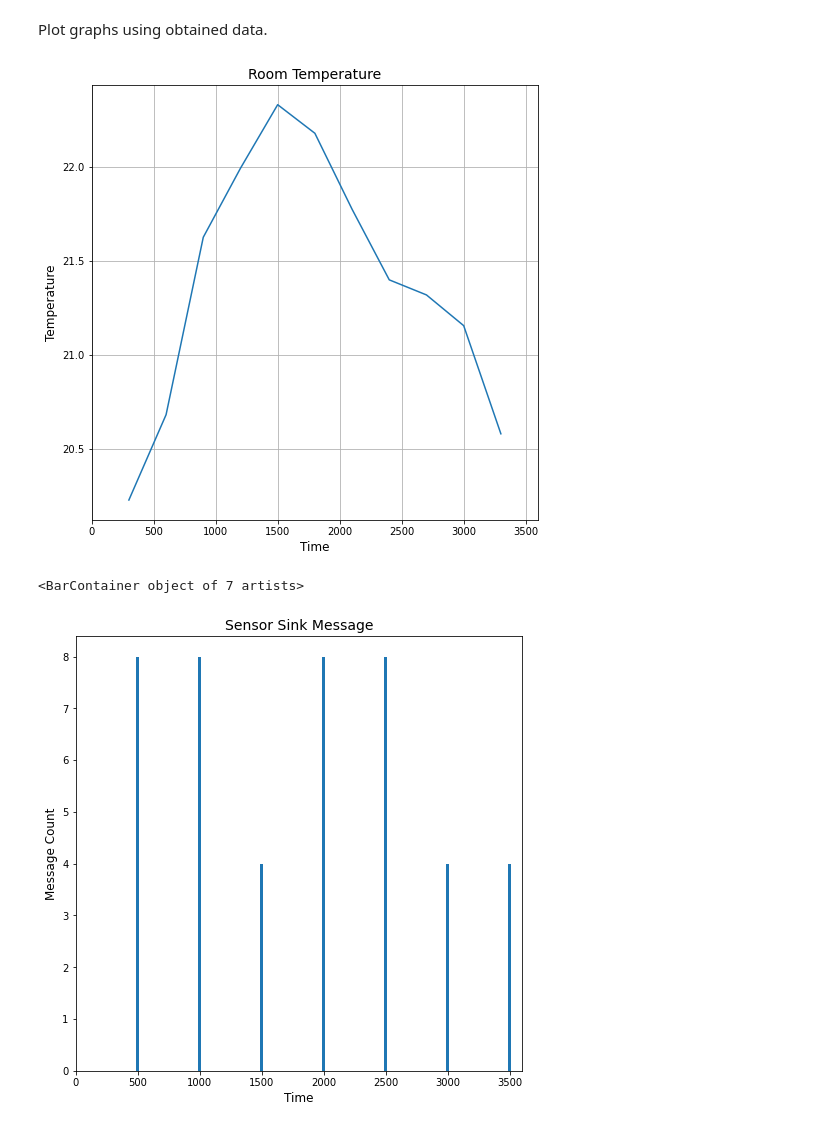
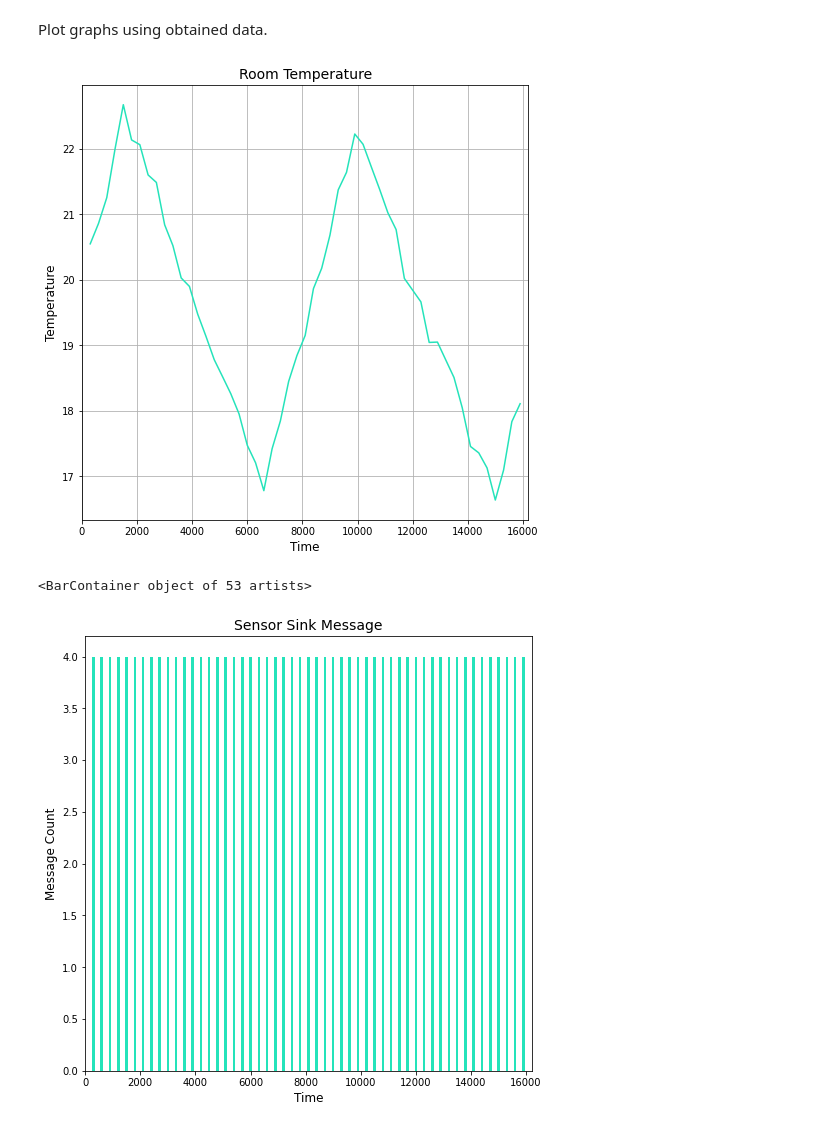
Before and after one commit to stephen-hqxu/cs345_climate_control, a Jupyter notebook: Visualisation/network-analysis.ipynb, the cells around one changed output. Cells and saved outputs as stored; diff of their text form; code cells hidden in the pictures.

Commit message:
Finishes the report. Improve visualisation graph, adding control variables.

```diff
--- a/Visualisation/network-analysis.ipynb
+++ b/Visualisation/network-analysis.ipynb
@@ -24,15 +24,22 @@ import pandas as pd
 # %% [markdown]
 Analysis will be made based on the log output from various motes, import all logs.
 # %%
-LOG_DIR = "./log/"
-LOG_COUNT = 7
+LOG_DIR = "../run/"
 #mote id for log
 SINK_LOG = 1
-CLIMATE_SENSOR_LOG = [2, 3, 4, 5]
-ACTUATOR_LOG = [6, 7]
+CLIMATE_SENSOR_LOG = range(2, 6)
+ACTUATOR_LOG = range(6, 8)
 #and all the rests are relays
 
+#simulation comnfigurations
+MOTE_COUNT = 15
 TICK_PER_SECOND = 1000000
+SIMULATION_TIME = 16200 #in second
+BAR_WIDTH_FACTOR = 180 #the ratio of bar width to simulation time in a bar chart
+CHART_COLOR = "#24e3ba"
+HEATMAP_CUTOFF = 2.5 #basically controls the size of circles
+
+BAR_WIDTH = SIMULATION_TIME / BAR_WIDTH_FACTOR
 
 def getLogFilename(mote_id):
     return LOG_DIR + "mote_" + str(mote_id) + ".log"
@@ -79,8 +86,8 @@ def analyseTemperature(sink_line, sink_field, avgTempData):
 def analyseSensorSink(sensor_line, sensor_field, avgTxData):
     if "Sending sensor reading" in sensor_line:
         time = int(sensor_field[0]) / TICK_PER_SECOND
-        #round time to nearest 500
-        time = round(time / 500) * 500
+        #round time to nearest 100
+        time = round(time / 100) * 100
         avgTxData.append((time, 1))
 
     return True
@@ -97,7 +104,7 @@ def analyseSinkActuator(sink_line, sink_field, avgTxData):
 def analyseEnergy(mote_id, energy_line, energy_field, avgEnergyData):
     if "Link Stats] num packets:" in energy_line:
         time = int(energy_field[0]) / TICK_PER_SECOND
-        time = round(time / 500) * 500
+        time = round(time / 100) * 100
         #analysis link stats
         tx = int(energy_field[6].split("=")[1])
         ack = int(energy_field[7].split("=")[1])
@@ -161,25 +168,26 @@ def setupGraph(xLabel, yLabel, title):
     axis.set_xlabel(xLabel, fontsize = 12)
     axis.set_ylabel(yLabel, fontsize = 12)
 
-    axis.set_xlim(left = 0, right = 3600)
+    axis.set_xlim(left = 0, right = SIMULATION_TIME)
 
     return axis
 # %%
 #plot time against room temp
 tempAx = setupGraph("Time", "Temperature", "Room Temperature")
-tempAx.plot(roomTemp["time"], roomTemp["temperature"])
+tempAx.plot(roomTemp["time"], roomTemp["temperature"], color = CHART_COLOR)
 tempAx.grid()
 # %% [output]
-[figure, old version]
+[figure, new version]
 # %%
 #plot time against message sent from sensor to sink
 sensor_sinkGroup = sensor_sinkMsg.groupby("time").sum()
 
 sensor_sinkAx = setupGraph("Time", "Message Count", "Sensor Sink Message")
-sensor_sinkAx.bar(sensor_sinkGroup.index, sensor_sinkGroup["message_count"], width = 20)
+sensor_sinkAx.bar(sensor_sinkGroup.index, sensor_sinkGroup["message_count"],
+                  width = BAR_WIDTH, color = CHART_COLOR)
 # %% [output]
-<BarContainer object of 7 artists>
+<BarContainer object of 53 artists>
-[figure, old version]
+[figure, new version]
 # %%
 #plot time against message sent from sink to actuator
 sink_actuatorAx = setupGraph("Time", "Message Count", "Sink Actuator Message")
```
Also changed, not shown: parts of 4 cells of this notebook, 1 other file.
